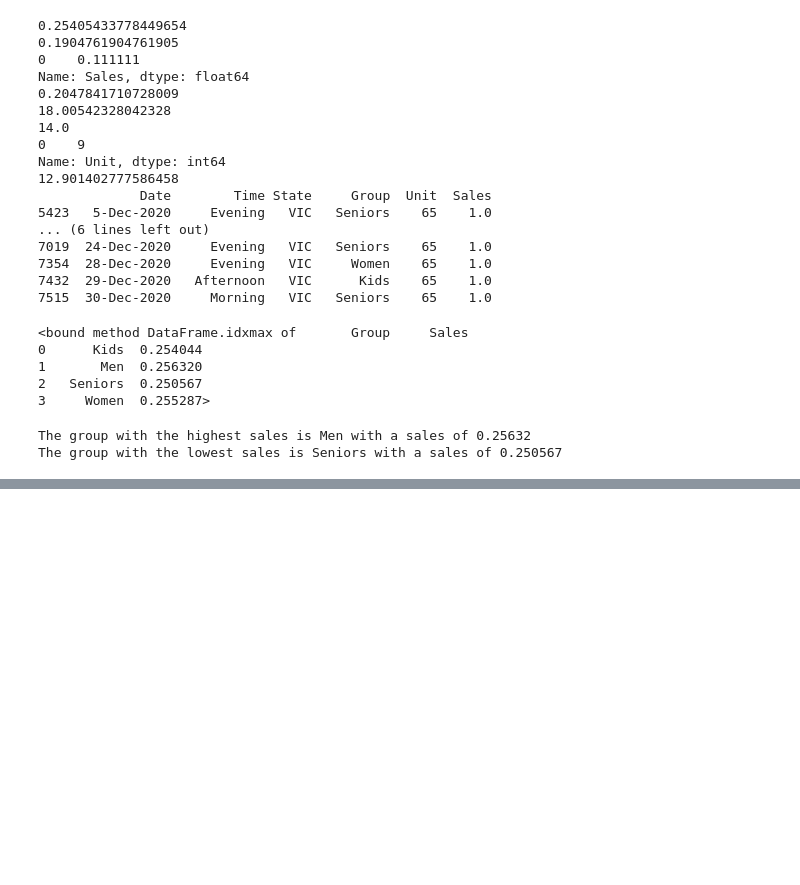
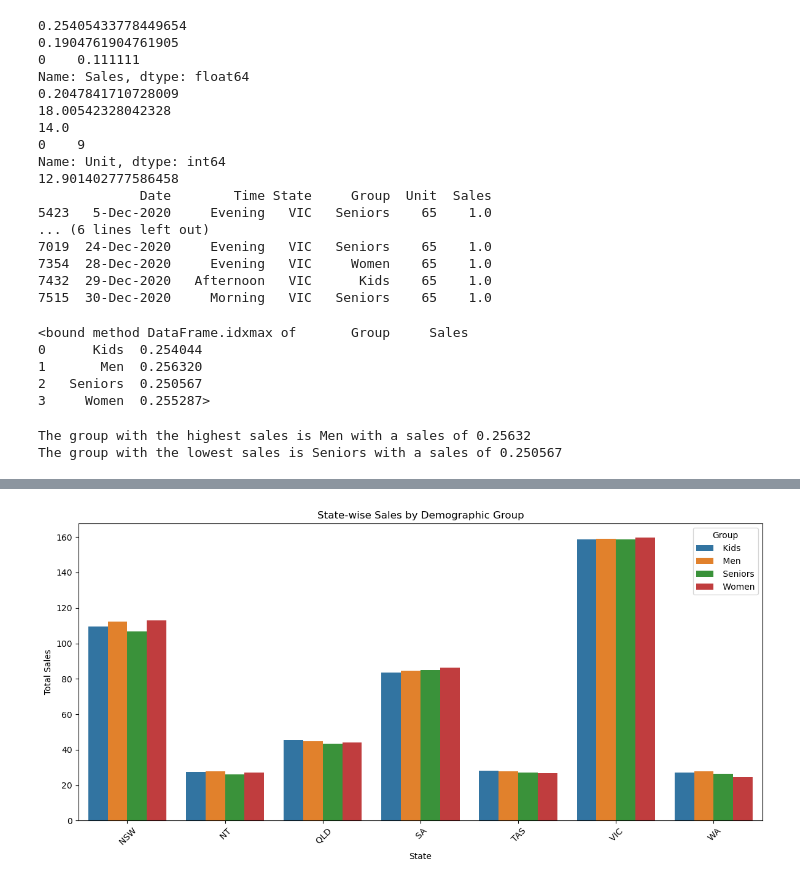
Before and after one commit to ittztint/Busari-Abdulmuiz-, a Jupyter notebook: Data analysis with python/Project.ipynb, the cells around one changed output, grey strips where cells are left out. Drawn from its saved outputs; the diff is of its cells as text; code cells hidden in the pictures; blank space fills up the shorter version.

```diff
--- a/Data analysis with python/Project.ipynb
+++ b/Data analysis with python/Project.ipynb
@@ -169,4 +169,16 @@ After the analysis was done it was discovered that the froup with the highest me
 # %%
 #Generate Daily , Weekly and Monthly sales
 # we would use the groupby function to group the data by date and sum the sales for each date
-df['Date'] = pd.to_datetime(df['Date'],format='%d-%b-%y')
+df['Date'] = pd.to_datetime(df['Date'], format='%d-%b-%Y')
+
+
+#Group by daily sales
+daily_sales = df.groupby('Date')['Sales'].sum().reset_index()
+#Group by weekly sales
+weekly_sales = df.resample('W-Mon', on='Date')['Sales'].sum().reset_index()
+#Group by monthly sales
+monthly_sales = df.resample('M', on='Date')['Sales'].sum().reset_index()
+
+print("Daily Sales:" ,daily_sales)
+print("weekly_sales", weekly_sales)
+print("Monthly Sales:", monthly_sales)
@@ -172,0 +203,15 @@ df['Date'] = pd.to_datetime(df['Date'],format='%d-%b-%y')
+# %%
+state_group_sales = df.groupby(['State', 'Group'])['Sales'].sum().reset_index()
+
+import seaborn as sns
+import matplotlib.pyplot as plt
+
+plt.figure(figsize=(12, 6))
+sns.barplot(data=state_group_sales, x='State', y='Sales', hue='Group')
+plt.title("State-wise Sales by Demographic Group")
+plt.ylabel("Total Sales")
+plt.xticks(rotation=45)
+plt.tight_layout()
+plt.show()
+# %% [output]
+[figure, added]
```
Also changed, not shown: parts of 4 cells of this notebook.
